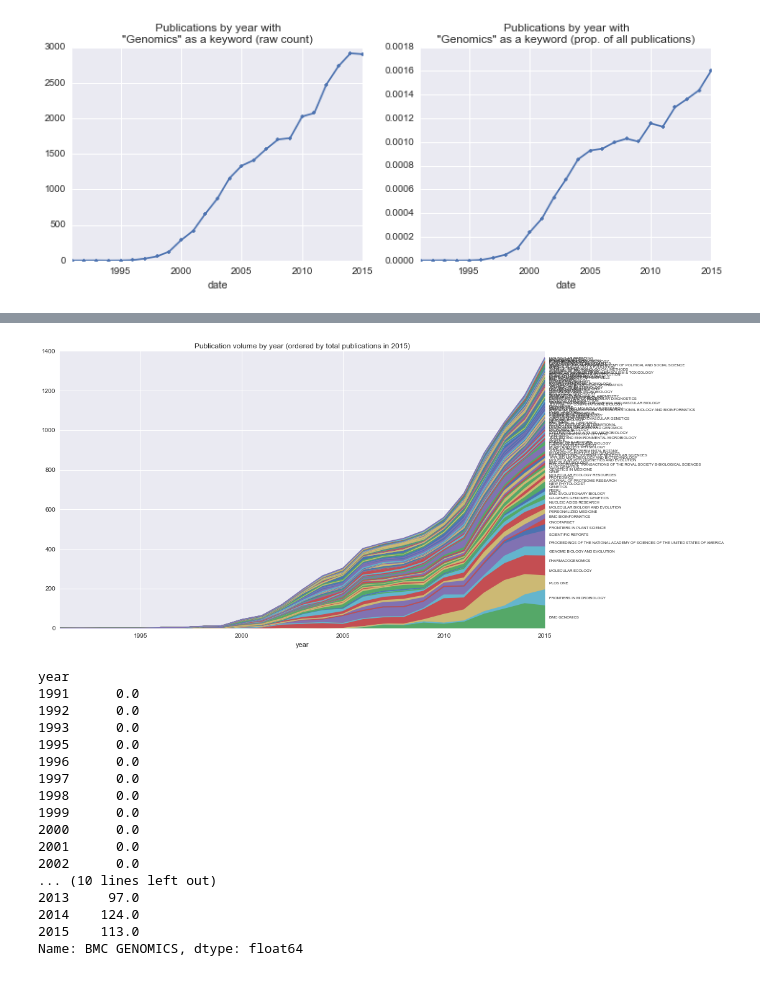
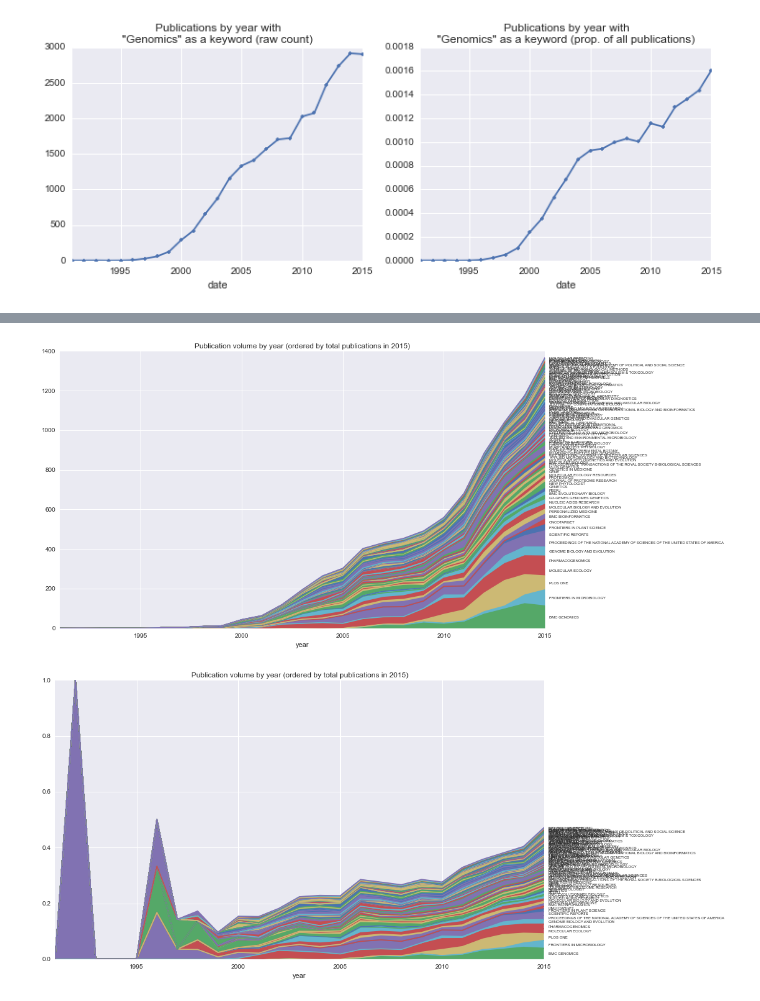
Before and after one commit to jlorince/WoS, a Jupyter notebook: notebooks/Genomics.ipynb, the cells around one changed output, grey strips where cells are left out. Saved outputs shown, nothing was run; the diff lists cells and outputs as text; code cells hidden in the pictures.

```diff
--- a/notebooks/Genomics.ipynb
+++ b/notebooks/Genomics.ipynb
@@ -53,38 +70,35 @@ ax.set_title('Publication volume by year (ordered by total publications over all
 # %%
 n_journals = 100
 pop_sorted_journals =journal_piv.ix[2015].reset_index()
 colors = list(sns.color_palette(n_colors=len(pop_sorted_journals)))
 # np.random.seed(7)
 # np.random.shuffle(colors)
 pop_sorted_journals['color'] = colors
 journals = pop_sorted_journals.sort_values(2015,ascending=False)[:n_journals]
 fig,ax = plt.subplots(1,1,figsize=(14,8))
 journal_piv[journals['source_title']].plot.area(legend=False,ax=ax,colors=journals['color'])
 ax2 = ax.twinx()
 ax2.grid()
 ax2.set_ylim(ax.get_ylim())
 ax2.set_yticks((journal_piv[journals['source_title']].ix[2015].cumsum().values - journal_piv[journals['source_title']].ix[2015]*.5))
 ax2.set_yticklabels(journal_piv[journals['source_title']].ix[2015].index.values,fontsize=6);
 ax.set_title('Publication volume by year (ordered by total publications in 2015)');
+
+n_journals = 100
+#pop_sorted_journals =journal_piv_normed.ix[2015].reset_index()
+colors = list(sns.color_palette(n_colors=len(pop_sorted_journals)))
+# np.random.seed(7)
+# np.random.shuffle(colors)
+pop_sorted_journals['color'] = colors
+journals = pop_sorted_journals.sort_values(2015,ascending=False)[:n_journals]
+fig,ax = plt.subplots(1,1,figsize=(14,8))
+journal_piv_normed[journals['source_title']].plot.area(legend=False,ax=ax,colors=journals['color'])
+ax2 = ax.twinx()
+ax2.grid()
+ax2.set_ylim(ax.get_ylim())
+ax2.set_yticks((journal_piv_normed[journals['source_title']].ix[2015].cumsum().values - journal_piv_normed[journals['source_title']].ix[2015]*.5))
+ax2.set_yticklabels(journal_piv_normed[journals['source_title']].ix[2015].index.values,fontsize=6);
+ax.set_title('Publication volume by year (ordered by total publications in 2015)');
 # %% [output]
 [figure]
+[figure, added]
-# %%
-journal_piv['BMC GENOMICS']
-# %% [output]
-year
-1991      0.0
-1992      0.0
-1993      0.0
-1995      0.0
-1996      0.0
-1997      0.0
-1998      0.0
-1999      0.0
-2000      0.0
-2001      0.0
-2002      0.0
-... (10 lines left out)
-2013     97.0
-2014    124.0
-2015    113.0
-Name: BMC GENOMICS, dtype: float64
```
Also changed, not shown: parts of 7 cells of this notebook, 5 other files.
